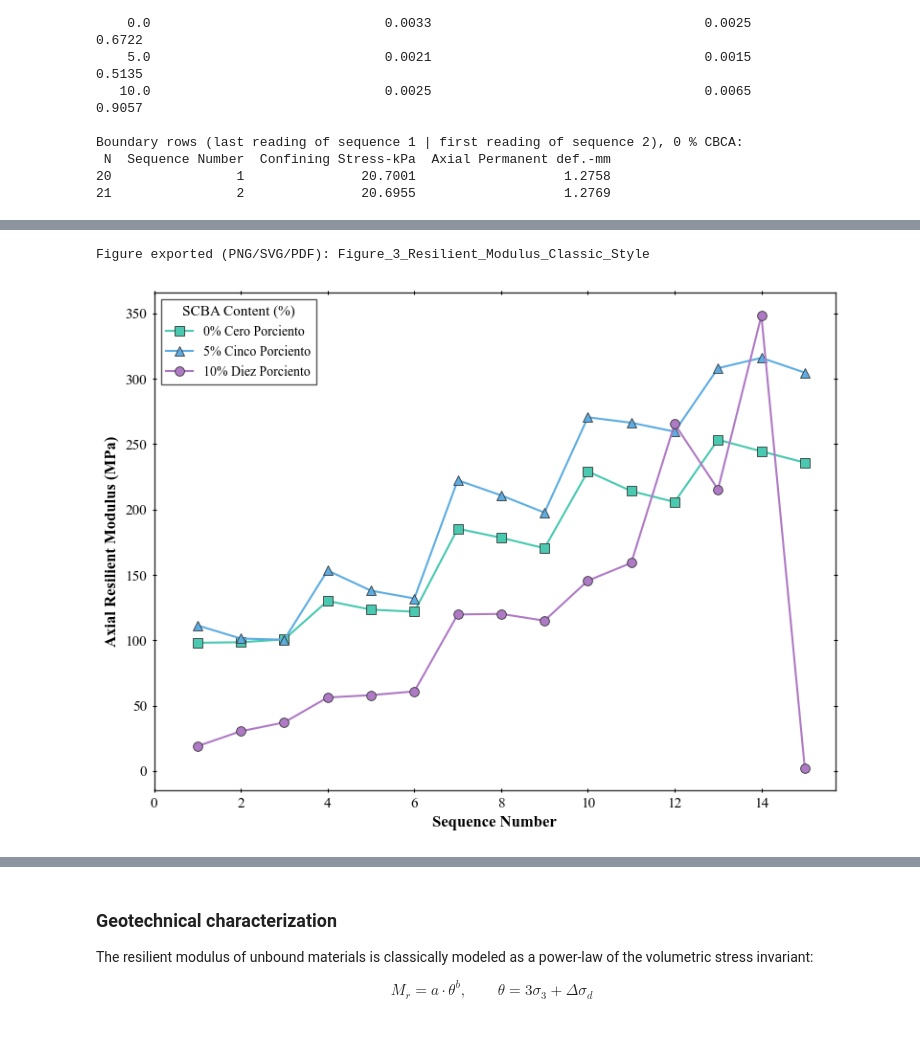
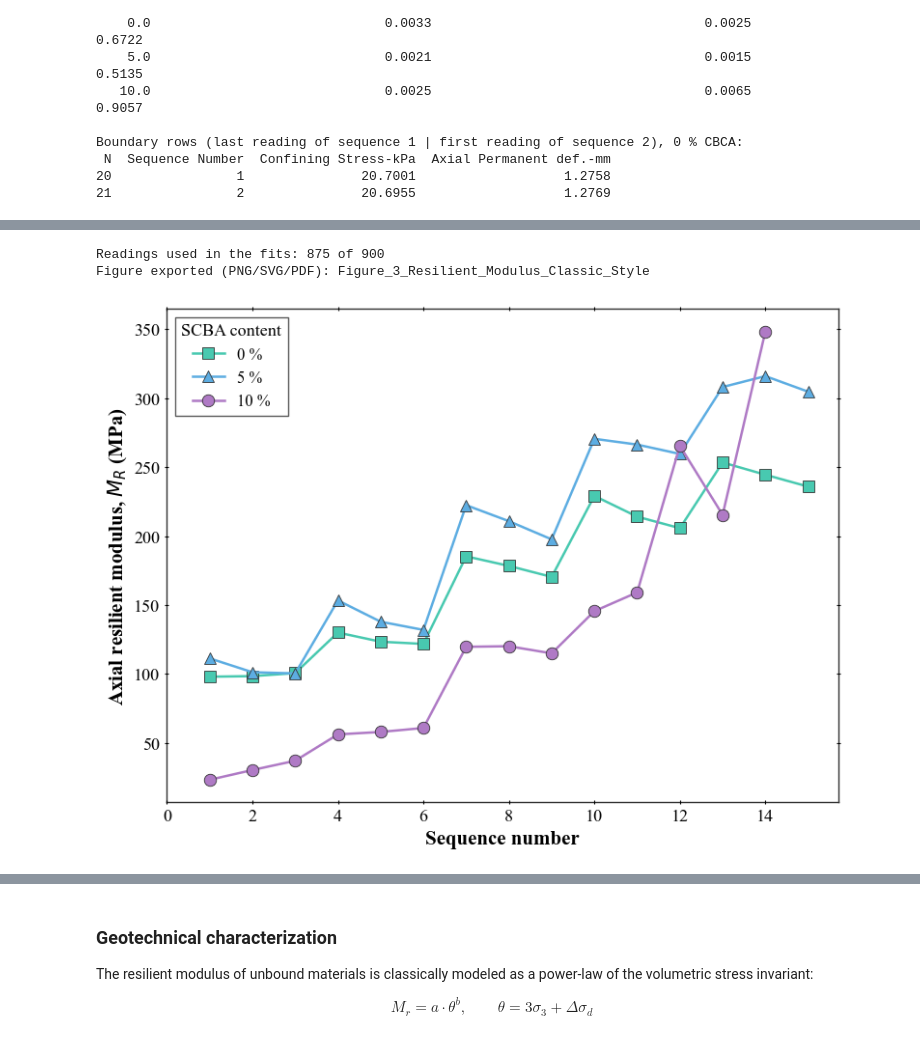
Before and after one commit to oscar1485/scba-resilient-modulus-rf, a Jupyter notebook: notebooks/SCBA_resilient_modulus_ML_pipeline.ipynb, the cells around one changed output, grey strips where cells are left out. Drawn from its saved outputs; the diff is of its cells as text; code cells hidden in the pictures.

```diff
--- a/notebooks/SCBA_resilient_modulus_ML_pipeline.ipynb
+++ b/notebooks/SCBA_resilient_modulus_ML_pipeline.ipynb
@@ -84,11 +84,13 @@ plt.style.use("default")
 plt.rcParams.update({
     "font.family"      : "serif",
     "font.serif"       : ["Times New Roman", "Palatino Linotype", "DejaVu Serif"],
-    "font.size"        : 12,
-    "axes.labelsize"   : 12,
+    "font.size"        : 13,
+    "axes.labelsize"   : 14,
     "axes.labelweight" : "bold",
-    "xtick.labelsize"  : 11,
-    "ytick.labelsize"  : 11,
+    "xtick.labelsize"  : 13,
+    "ytick.labelsize"  : 13,
+    "legend.fontsize"  : 12,
+    "axes.titlesize"   : 14,
     "xtick.direction"  : "inout",
     "ytick.direction"  : "inout",
     "xtick.top"        : True,
@@ -417,32 +464,46 @@ Figure exported (PNG/SVG/PDF): Figure_2_Correlation_Matrix
 # %%
 # =========================================================
-# 3.3  RESILIENT MODULUS — CLASSIC STYLE
+# 3.3  RESILIENT MODULUS vs SEQUENCE — CLASSIC STYLE
 # =========================================================
+# ---- Data used for the figures and power-law fits of sections 3.3, 3.5 and 3.6 ------------------------------------------------
+# True  -> the 875 readings kept in section 4.0 (instrument failure + load-transient rules).
+# False -> all 900 raw readings (reproduces the earlier version of this figure; the 20 readings
+#          with Mr ~ 0.7 MPa -- axial LVDT = 0 -- drag the 10 % SCBA fit down to R2 ~ 0.08).
+FIT_ON_SCREENED = True
+_zero  = data["Axial Resilient def.-mm"].eq(0)
+_med   = data.groupby(BLOCK_COL)["Cyclic Axial Stress-kPa"].transform("median")
+_valid = ~(_zero | ((data["Cyclic Axial Stress-kPa"] / _med - 1).abs() > 0.15))
+data_fit = data[_valid] if FIT_ON_SCREENED else data
+print(f"Readings used in the fits: {len(data_fit)} of {len(data)}")
+
 fig, ax = plt.subplots(figsize=(8, 6))
-num_categories = data["Experimento"].nunique()
+scba_levels = sorted(data_fit[SCBA_COL].unique())
 
 sns.lineplot(
-    data=data, x=SEQ_COL, y=TARGET_COL,
-    hue="Experimento", style="Experimento",
-    markers=MARKERS[:num_categories], dashes=False,
-    palette=CUSTOM_PALETTE[:num_categories],
-    linewidth=1.5, markersize=7, errorbar=None,
+    data=data_fit.assign(SCBA=data_fit[SCBA_COL].map(lambda v: f"{v:g} %")),
+    x=SEQ_COL, y=TARGET_COL,
+    hue="SCBA", style="SCBA", hue_order=[f"{v:g} %" for v in scba_levels],
+    markers=MARKERS[:len(scba_levels)], dashes=False,
+    palette=CUSTOM_PALETTE[:len(scba_levels)],
+    linewidth=1.8, markersize=9, errorbar=None,
     markeredgecolor="#333333", markeredgewidth=0.6, ax=ax,
 )
 
 apply_academic_spines(ax)
-ax.set_xlabel("Sequence Number")
-ax.set_ylabel("Axial Resilient Modulus (MPa)")
+ax.set_xlabel("Sequence number", fontsize=15)
+ax.set_ylabel(r"Axial resilient modulus, $M_R$ (MPa)", fontsize=15)
+ax.tick_params(axis="both", labelsize=13)
 ax.set_xlim(left=0)
-ax.legend(title="SCBA Content (%)", title_fontsize=11, fontsize=10,
+ax.legend(title="SCBA content", title_fontsize=13, fontsize=12,
           frameon=True, edgecolor="#333333", fancybox=False, loc="best")
 
 plt.tight_layout()
 export_figure(fig, FIGURES_DIR / "Figure_3_Resilient_Modulus_Classic_Style")
 plt.show()
 # %% [output]
+Readings used in the fits: 875 of 900
 Figure exported (PNG/SVG/PDF): Figure_3_Resilient_Modulus_Classic_Style
-[figure, old version]
+[figure, new version]
 # %%
 # =========================================================
 # 3.4  SEQUENCE TREND (scatter + mean trend lines)
```
Also changed, not shown: parts of 24 cells of this notebook, 25 other files.
